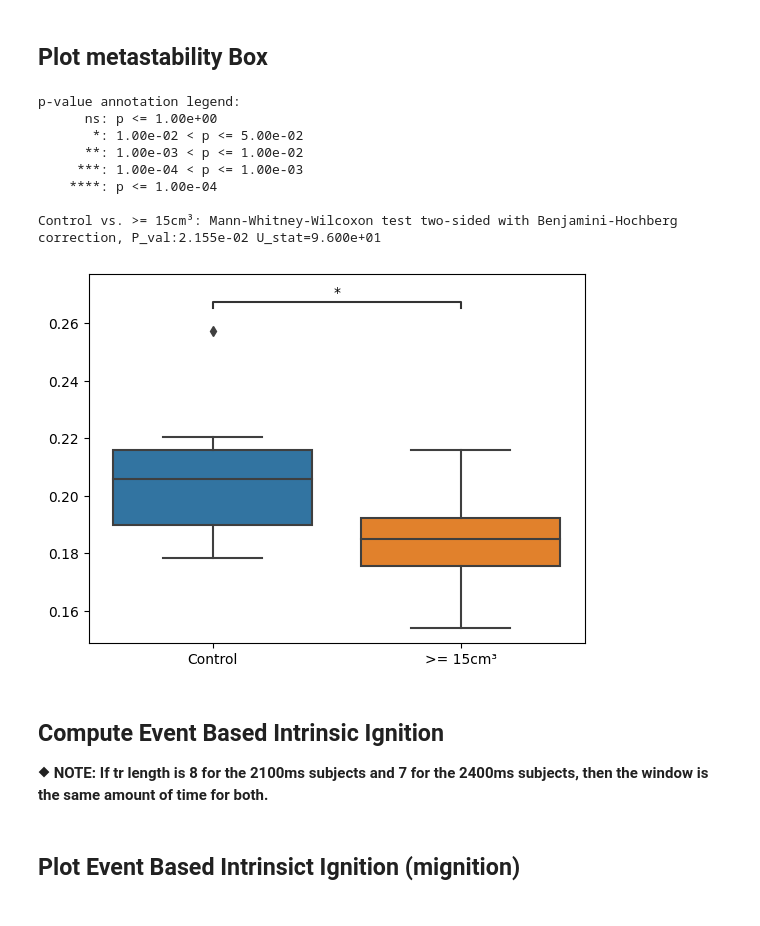
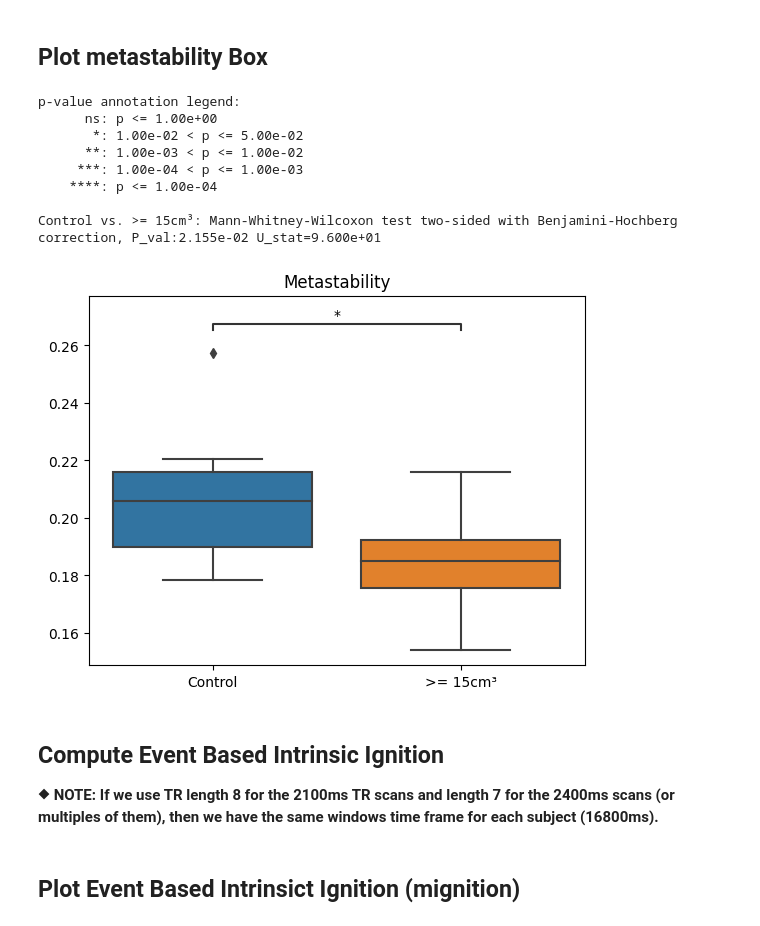
Before and after one commit to ajunca/BrainTumor, a Jupyter notebook: main.ipynb, the cells around one changed output. Cells and saved outputs as stored; diff of their text form; code cells hidden in the pictures.

```diff
--- a/main.ipynb
+++ b/main.ipynb
@@ -104,38 +104,41 @@ def plot_metastability_box(subjects_ms):
     data_glioma = {k: v.metastability for k, v in subjects_ms.items() if k in s_glioma.data}
     data_plus_10_cm3 = {k: v.metastability for k, v in subjects_ms.items() if k in s_plus_10_cm3.data}
     data_plus_15_cm3 = {k: v.metastability for k, v in subjects_ms.items() if k in s_plus_15_cm3.data}
     data_plus_20_cm3 = {k: v.metastability for k, v in subjects_ms.items() if k in s_plus_20_cm3.data}
     data_plus_30_cm3 = {k: v.metastability for k, v in subjects_ms.items() if k in s_plus_30_cm3.data}
 
     # Convert data to nparray
     split_data = {
         'Control':  np.array(list(data_none.values())),
         # 'Tumor': np.array(list(data_tumor.values())),
         # 'Meningioma': np.array(list(data_meningioma.values())),
         # 'Glioma': np.array(list(data_glioma.values())),
         # '>= 10cm³': np.array(list(data_plus_10_cm3.values())),
         '>= 15cm³': np.array(list(data_plus_15_cm3.values())),
         # '>= 20cm³': np.array(list(data_plus_20_cm3.values())),
         # '>= 30cm³': np.array(list(data_plus_30_cm3.values()))
     }
     # plt.boxplot(split_data.values(), labels=split_data.keys())
     # plt.show()
-    plotComparisonAcrossLabels2(split_data)
+    plotComparisonAcrossLabels2(
+        split_data,
+        graphLabel='Metastability'
+    )
 
 plot_metastability_box(preop_metastability_dk68)
 # %% [output]
 p-value annotation legend:
       ns: p <= 1.00e+00
        *: 1.00e-02 < p <= 5.00e-02
       **: 1.00e-03 < p <= 1.00e-02
      ***: 1.00e-04 < p <= 1.00e-03
     ****: p <= 1.00e-04
 
 Control vs. >= 15cm³: Mann-Whitney-Wilcoxon test two-sided with Benjamini-Hochberg correction, P_val:2.155e-02 U_stat=9.600e+01
-[figure, old version]
+[figure, new version]
 # %% [markdown]
 ## Compute Event Based Intrinsic Ignition
-&#x2BC1; **NOTE: If tr length is 8 for the 2100ms subjects and 7 for the 2400ms subjects, then the window is the same amount of time for both.**
+&#x2BC1; **NOTE: If we use TR length 8 for the 2100ms TR scans and length 7 for the 2400ms scans (or multiples of them), then we have the same windows time frame for each subject (16800ms).**
 # %%
 def compute_preop_event_based_intrinsic_ignition():
     preop_ts_dk68 = subjects.filter_preop_ts_dk68()
```
Also changed, not shown: parts of 2 cells of this notebook.
